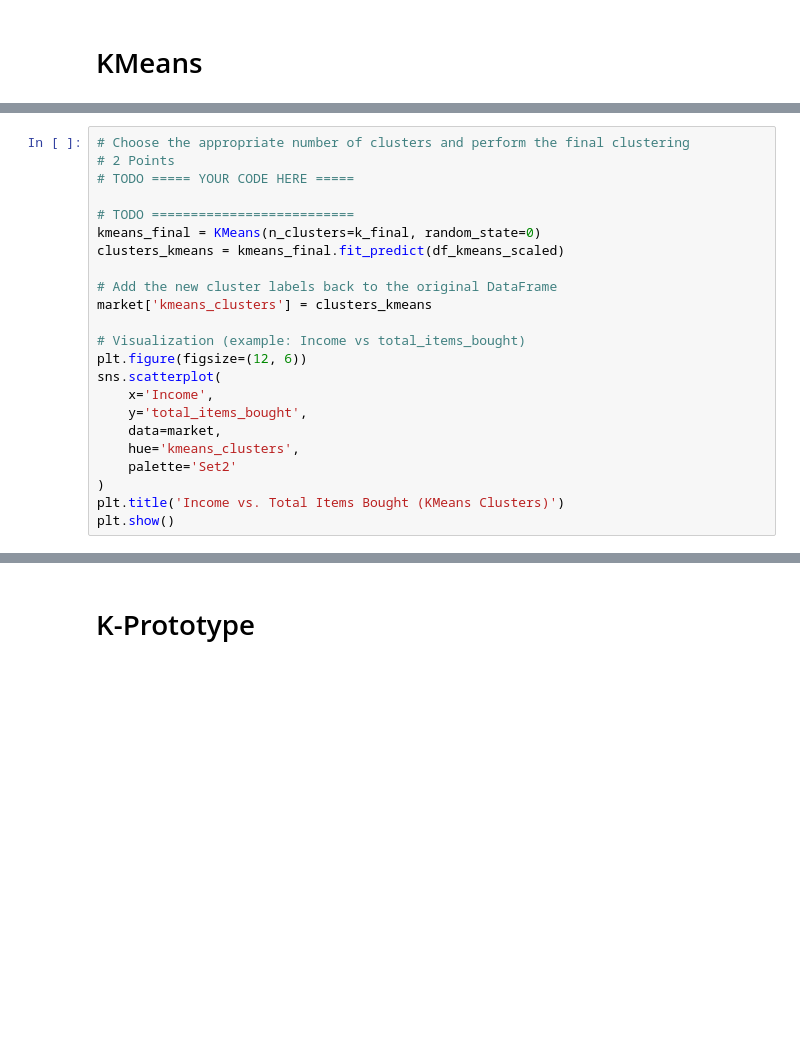
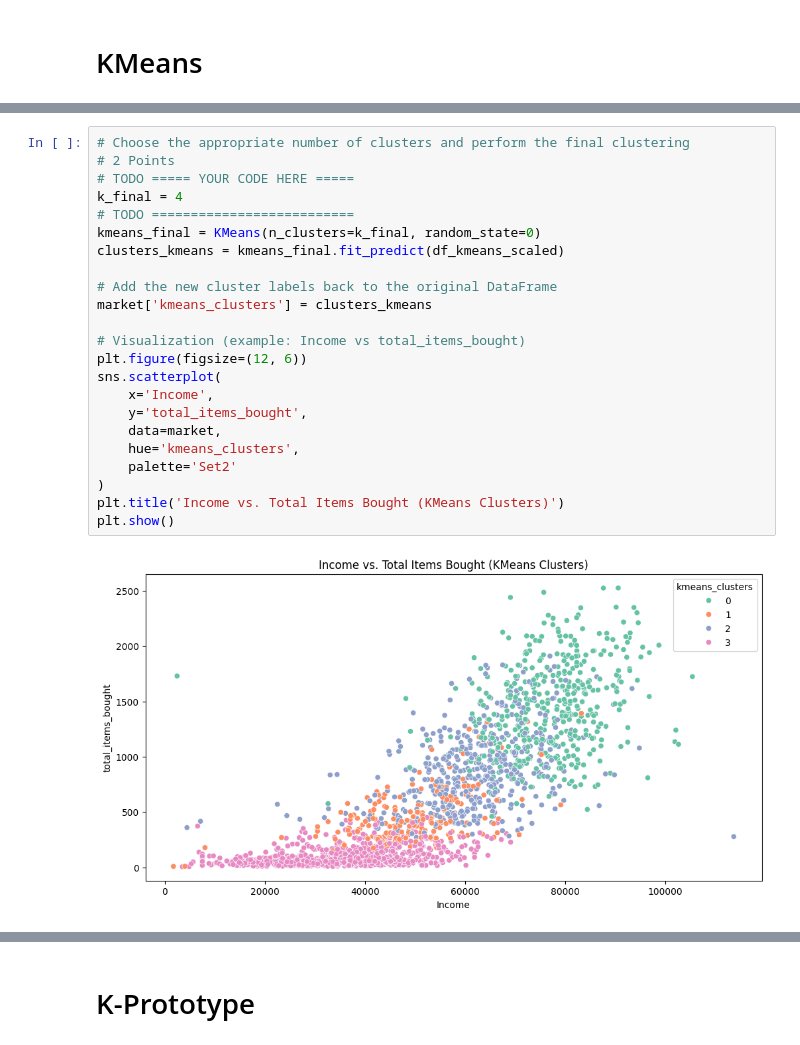
Before and after one commit to vedanth-subramaniam/CSCI-566-Assignments, a Jupyter notebook: HW1/Part1/Kmeans_KNN.ipynb, the cells around one changed output, grey strips where cells are left out. Drawn from its saved outputs; the diff is of its cells as text; blank space fills up the shorter version.

```diff
--- a/HW1/Part1/Kmeans_KNN.ipynb
+++ b/HW1/Part1/Kmeans_KNN.ipynb
@@ -498,26 +661,28 @@ plt.show()
 # %%
 # Choose the appropriate number of clusters and perform the final clustering
 # 2 Points
 # TODO ===== YOUR CODE HERE =====
-
+k_final = 4
 # TODO ==========================
 kmeans_final = KMeans(n_clusters=k_final, random_state=0)
 clusters_kmeans = kmeans_final.fit_predict(df_kmeans_scaled)
 
 # Add the new cluster labels back to the original DataFrame
 market['kmeans_clusters'] = clusters_kmeans
 
 # Visualization (example: Income vs total_items_bought)
 plt.figure(figsize=(12, 6))
 sns.scatterplot(
     x='Income',
     y='total_items_bought',
     data=market,
     hue='kmeans_clusters',
     palette='Set2'
 )
 plt.title('Income vs. Total Items Bought (KMeans Clusters)')
 plt.show()
+# %% [output]
+[figure, added]
 # %%
 
 # View statistical descriptions for each cluster (numeric columns)
```
Also changed, not shown: parts of 35 cells of this notebook.
